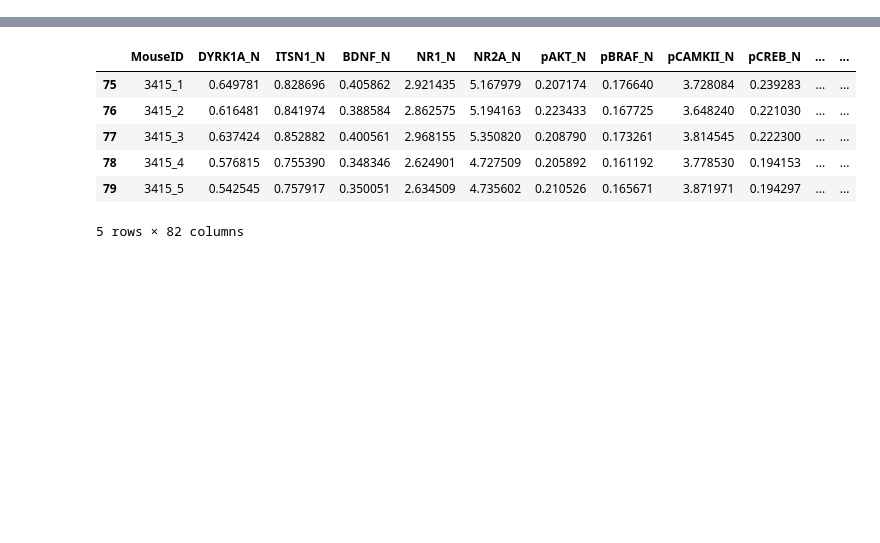
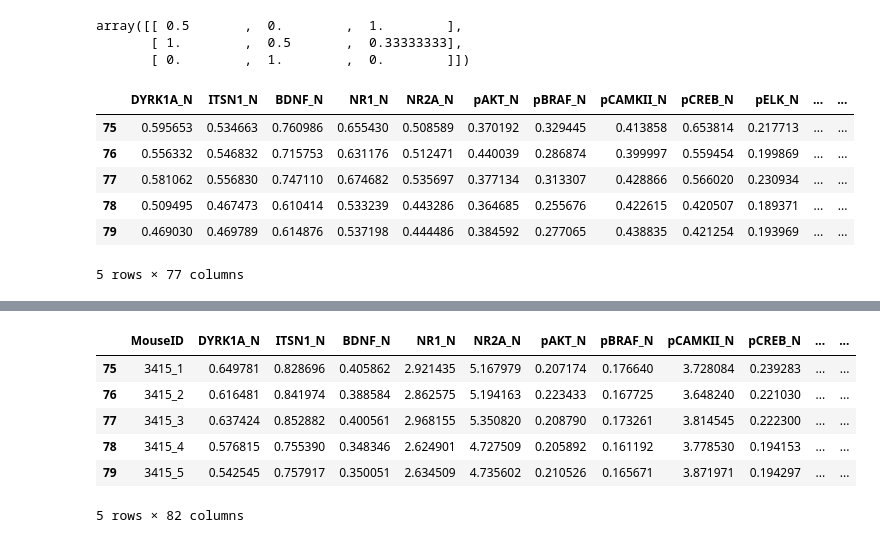
Before and after one commit to podwards/pds_assignment_2, a Jupyter notebook: notebooks/01_exploration_mice_gene.ipynb, the cells around one changed output, grey strips where cells are left out. Cells and saved outputs as stored; diff of their text form; code cells hidden in the pictures; blank space fills up the shorter version.

Commit message:
made a module for exploration

```diff
--- a/notebooks/01_exploration_mice_gene.ipynb
+++ b/notebooks/01_exploration_mice_gene.ipynb
@@ -24,0 +176,11 @@ raw_df = raw_df.dropna()
+# %%
+class Exploration(object):
+    def __init__(self, raw_df, target_cols):
+        """
+        This constructor really just needs to take in the dataframe, and separate the data into features and targets.
+        TODO: what else can go here?
+        """
+        cols = raw_df.columns
+
+        self.df_class = raw_df[target_cols] # the data frame which consists solely of the target variables
+        self.df_attributes = raw_df.drop(target_cols, axis=1) # the data frame which consists soley of the attributes
@@ -24,0 +198,40 @@ raw_df = raw_df.dropna()
+# %%
+X_train = np.array([[ 1., -1.,  2.],
+                    [ 2.,  0.,  0.],
+                    [ 0.,  1., -1.]])
+
+min_max_scaler = preprocessing.MinMaxScaler()
+X_train_minmax = min_max_scaler.fit_transform(X_train)
+X_train_minmax
+# %% [output]
+array([[ 0.5       ,  0.        ,  1.        ],
+       [ 1.        ,  0.5       ,  0.33333333],
+       [ 0.        ,  1.        ,  0.        ]])
+# %%
+class Exploration(object):
+    def __init__(self, raw_df, target_cols):
+        """
+        This constructor really just needs to take in the dataframe, and separate the data into features and targets.
+        TODO: what else can go here?
+        """
+        cols = raw_df.columns
+
+        self.df_class = raw_df[target_cols] # the data frame which consists solely of the target variables
+        self.df_attributes = raw_df.drop(target_cols, axis=1) # the data frame which consists soley of the attributes
+    def preprocess_scale(self, scaler, **kwargs):
+        self.df_attributes[:] = scaler.fit_transform(self.df_attributes[:], **kwargs)
+
+class_labels = ['Genotype','Treatment','Behavior','class', 'MouseID']
+
+explorer_1 = Exploration(raw_df, class_labels)
+scaler = preprocessing.MinMaxScaler(feature_range=(0,1))
+explorer_1.preprocess_scale(scaler)
+explorer_1.df_attributes.head()
+# %% [output]
+|  | DYRK1A_N | ITSN1_N | BDNF_N | NR1_N | NR2A_N | pAKT_N | pBRAF_N | pCAMKII_N | pCREB_N | pELK_N | ... | ... |
+| 75 | 0.595653 | 0.534663 | 0.760986 | 0.655430 | 0.508589 | 0.370192 | 0.329445 | 0.413858 | 0.653814 | 0.217713 | ... | ... |
+| 76 | 0.556332 | 0.546832 | 0.715753 | 0.631176 | 0.512471 | 0.440039 | 0.286874 | 0.399997 | 0.559454 | 0.199869 | ... | ... |
+| 77 | 0.581062 | 0.556830 | 0.747110 | 0.674682 | 0.535697 | 0.377134 | 0.313307 | 0.428866 | 0.566020 | 0.230934 | ... | ... |
+| 78 | 0.509495 | 0.467473 | 0.610414 | 0.533239 | 0.443286 | 0.364685 | 0.255676 | 0.422615 | 0.420507 | 0.189371 | ... | ... |
+| 79 | 0.469030 | 0.469789 | 0.614876 | 0.537198 | 0.444486 | 0.384592 | 0.277065 | 0.438835 | 0.421254 | 0.193969 | ... | ... |
+5 rows × 77 columns
```
Also changed, not shown: parts of 57 cells of this notebook, 1 other file.
